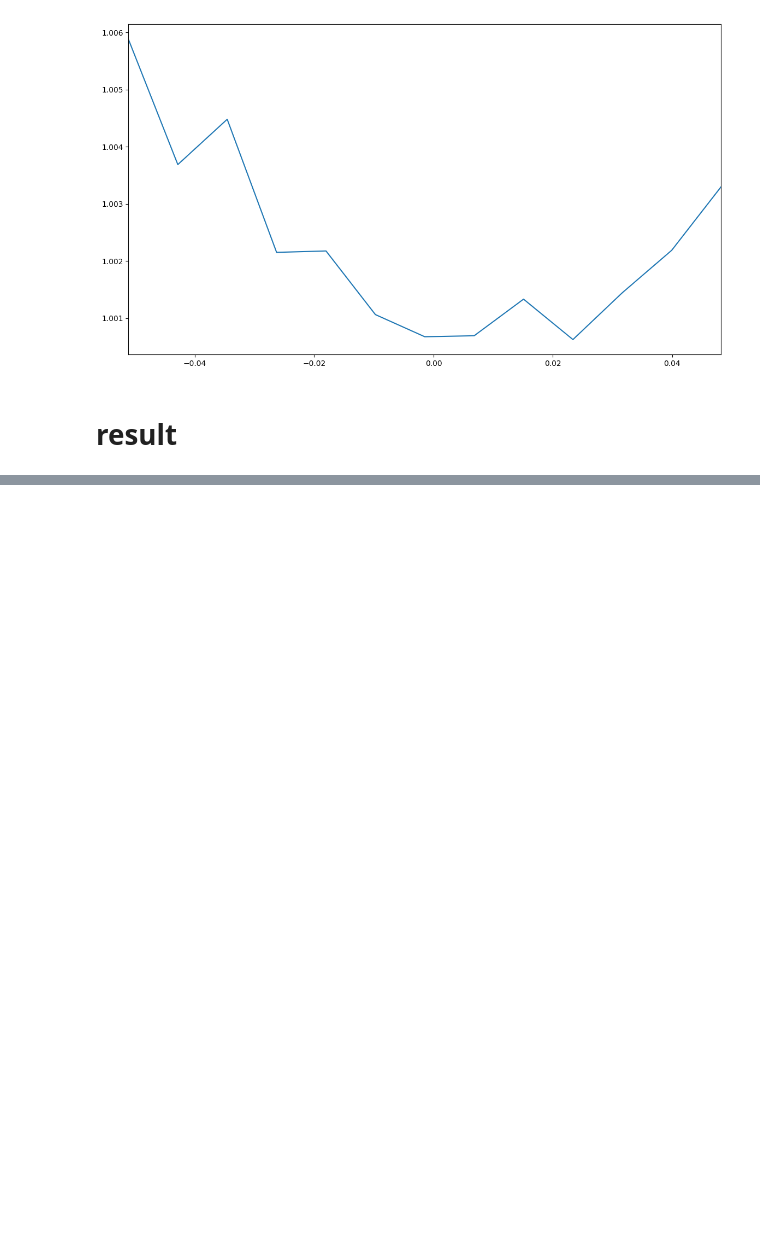
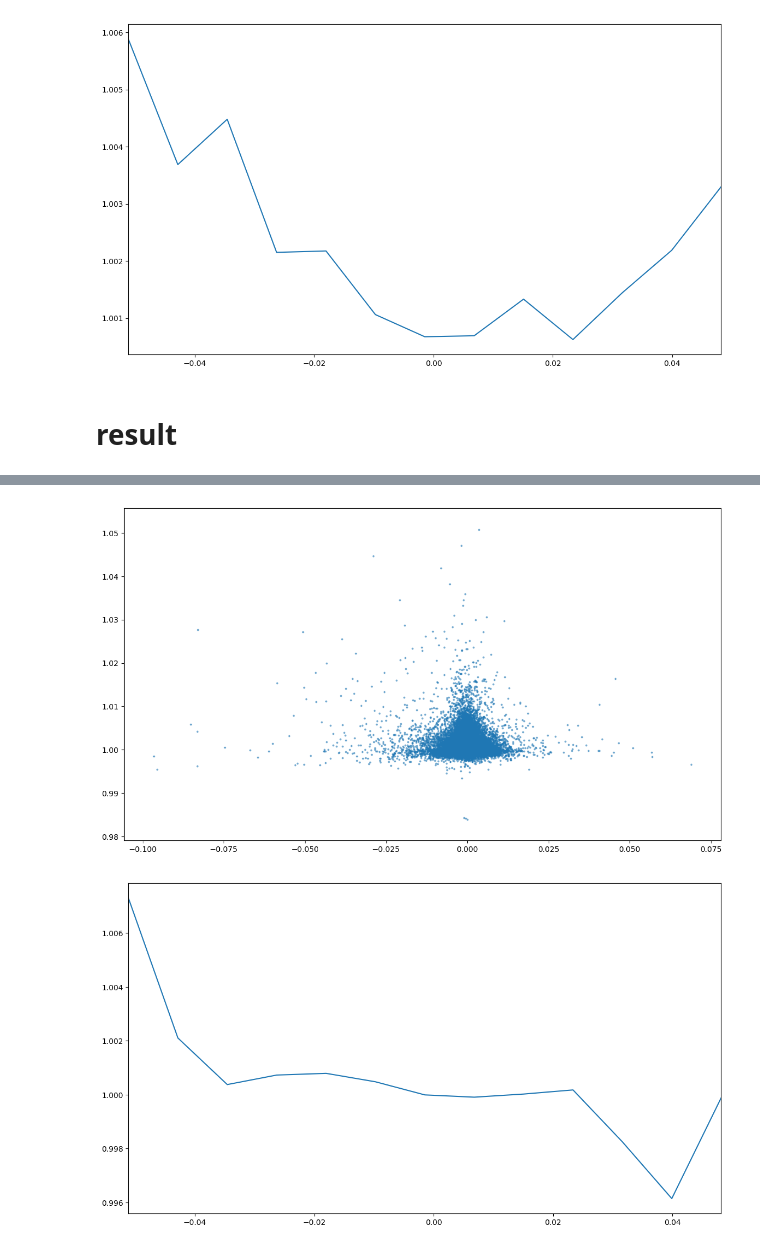
Before and after one commit to StockFucker/t0, a Jupyter notebook: 指数分析.ipynb, the cells around one changed output, grey strips where cells are left out. Saved outputs shown, nothing was run; the diff lists cells and outputs as text; code cells hidden in the pictures; blank space fills up the shorter version.

```diff
--- a/指数分析.ipynb
+++ b/指数分析.ipynb
@@ -108,4 +115,7 @@ plot(df,"momentum5","wave_result",ax)
 # %%
 fig, ax = plt.subplots(figsize=(14,8))
 ax.scatter(x=df.momentum5,y=df.wave_result,alpha=0.5,s=3)
-plot(df,"momentum5","result",ax)
+plot(df,"momentum5","min_result5",ax)
+# %% [output]
+[figure, added]
+[figure, added]
```
Also changed, not shown: parts of 1 cell of this notebook.
